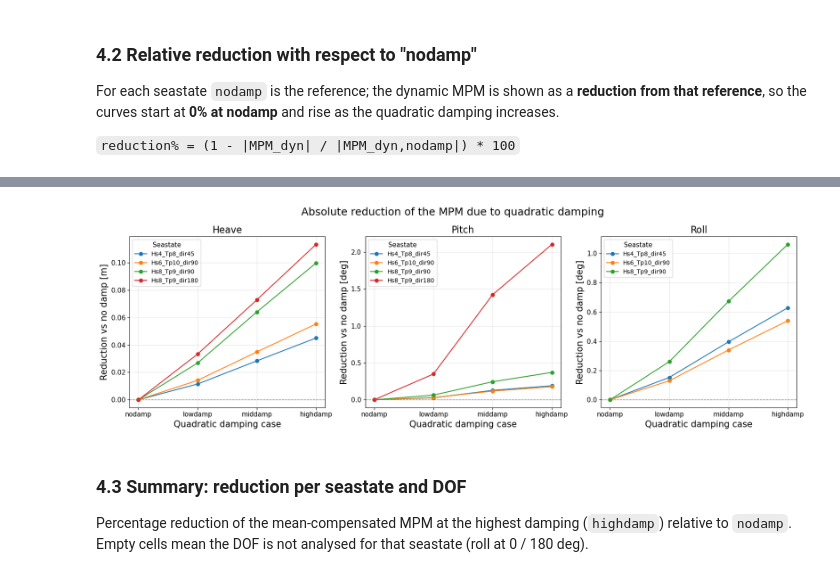
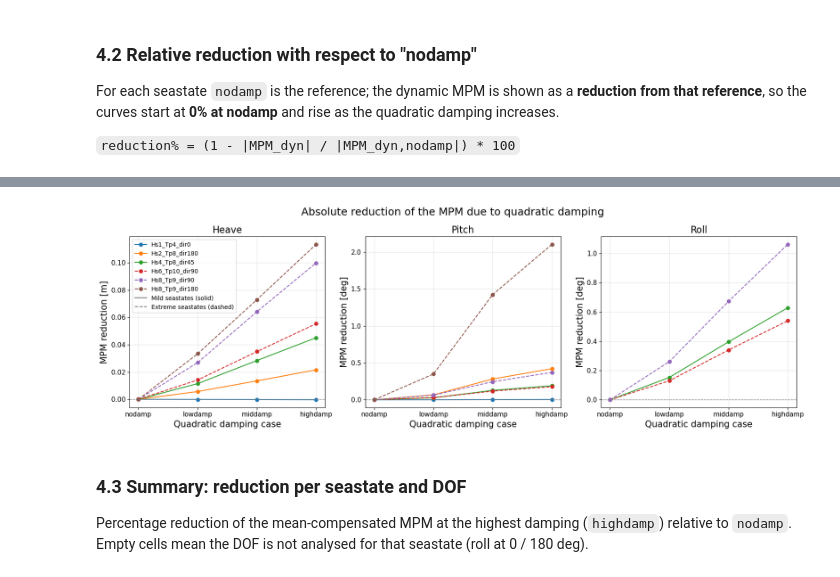
Before and after one commit to veravanspronsen/PHASE2_V2, a Jupyter notebook: Simulaties_redo/Quadratic_damping_MPM_analysis.ipynb, the cells around one changed output, grey strips where cells are left out. Drawn from its saved outputs; the diff is of its cells as text; code cells hidden in the pictures.

```diff
--- a/Simulaties_redo/Quadratic_damping_MPM_analysis.ipynb
+++ b/Simulaties_redo/Quadratic_damping_MPM_analysis.ipynb
@@ -114,7 +114,10 @@ merged.to_csv(OUTPUT_CSV, index=False)
 print(f"\nSaved: {OUTPUT_CSV.resolve()}  ({merged.shape[0]} rows x {merged.shape[1]} cols)")
 print("Cases:", merged['case_id'].min(), "-", merged['case_id'].max(),
       "| seastates:", merged['seastate'].nunique())
-merged = merged[8:]
+# merged1 = merged[4:12]
+# merged2 = merged[12:]
+
+# merged = pd.concat([merged1, merged2], ignore_index=True)
 merged.head()
 # %% [output]
 Input_quadratic_influence.xlsx                   -> 16 cases merged
@@ -195,21 +241,23 @@ for ax, dof in zip(axes, DOFS):
         sub = merged[merged["seastate"] == ss].sort_values("damp_case")
         y = sub[f"MPMdyn_{dof}_abs"]
         if y.notna().any():
-            ax.plot(sub["damp_case"].astype(str), y, marker="o", label=ss)
+            ax.plot(sub["damp_case"].astype(str), y, marker="o", label=ss, **seastate_style(ss))
 
     if ax == axes[0]:
         ax.set_title("Heave", fontsize=16)
+        add_seastate_legend(ax)
     if ax == axes[1]:
         ax.set_title("Pitch", fontsize=16)
     if ax == axes[2]:
         ax.set_title("Roll", fontsize=16)
     ax.set_xlabel("Quadratic damping case", fontsize=15)
-    ax.set_ylabel(f"Reduction vs no damp [{DOF_UNITS[dof]}]", fontsize=15)
+    ax.set_ylim(-0.5, np.max(merged[f"MPMdyn_{dof}_abs"].dropna()) * 1.1)  # add 10% headroom
+    # ax.set_ylabel(f"Reduction vs no damp [{DOF_UNITS[dof]}]", fontsize=15)
     # ax.set_title(f"|MPM| {dof}")
     # ax.set_xlabel("Quadratic damping case")
     # ax.set_ylabel(f"|MPM | {dof}")
     ax.grid(True, alpha=0.3)
-    ax.legend(title="Seastate")
+
 fig.suptitle("Influence of quadratic damping on the MPM")
 fig.tight_layout()
 plt.show()
@@ -260,22 +308,24 @@ highdamp            3.58            2.46           3.46
 # %%
-fig, axes = plt.subplots(1, 3, figsize=(17, 5.5), sharex=True)
+fig, axes = plt.subplots(1, 3, figsize=(17, 5.5), sharex=True, sharey = True)
 for ax, dof in zip(axes, DOFS):
     red = reduction_from_nodamp(merged, dof)
     for ss in red.columns:
-        ax.plot(red.index.astype(str), red[ss], marker="o", label=ss)
+        ax.plot(red.index.astype(str), red[ss], marker="o", label=ss, **seastate_style(ss))
     ax.axhline(0, color="grey", ls="--", lw=1)     # zero (nodamp) reference
 
     if ax == axes[0]:    # only add ylabel to the first subplot for clarity
         ax.set_title(f"Heave"  , fontsize  = 16)
+        if red.shape[1] > 0:
+             add_seastate_legend(ax)
+        ax.set_ylabel("Reduction vs no damp [%]" , fontsize  = 15)
     if ax == axes[1]:
         ax.set_title(f"Pitch", fontsize  = 16   )
     if ax == axes[2]:
         ax.set_title(f"Roll", fontsize  = 16)
     ax.set_xlabel("Quadratic damping case", fontsize  = 15)
-    ax.set_ylabel("Reduction vs no damp [%]" , fontsize  = 15)
+
     ax.grid(True, alpha=0.3)
-    if red.shape[1] > 0:
-        ax.legend(title="Seastate")
+
 fig.suptitle("Relative reduction of the MPM due to quadratic damping", fontsize  = 18)
 fig.tight_layout()
 plt.show()
@@ -306,27 +356,34 @@ def absolute_reduction_from_nodamp(df, dof):
 # %%
 fig, axes = plt.subplots(1, 3, figsize=(17, 5.5), sharex=True)
 for ax, dof in zip(axes, DOFS):
     red = absolute_reduction_from_nodamp(merged, dof)
     for ss in red.columns:
-        ax.plot(red.index.astype(str), red[ss], marker="o", label=ss)
+        ax.plot(red.index.astype(str), red[ss], marker="o", label=ss, **seastate_style(ss))
     ax.axhline(0, color="grey", ls="--", lw=1)     # zero (nodamp) reference
 
     if ax == axes[0]:
         ax.set_title("Heave", fontsize=16)
+        ylabel = f"MPM reduction [m]"
+        if red.shape[1] > 0:
+             add_seastate_legend(ax)
     if ax == axes[1]:
         ax.set_title("Pitch", fontsize=16)
+        ylabel = f"MPM reduction [deg]"
+
     if ax == axes[2]:
         ax.set_title("Roll", fontsize=16)
+        ylabel = f"MPM reduction [deg]"
     ax.set_xlabel("Quadratic damping case", fontsize=15)
-    ax.set_ylabel(f"Reduction vs no damp [{DOF_UNITS[dof]}]", fontsize=15)
+    ax.set_ylabel(ylabel, fontsize=15)
+    # ax.set_ylabel(f"Reduction vs no damp [{DOF_UNITS[dof]}]", fontsize=15)
+
     ax.grid(True, alpha=0.3)
-    if red.shape[1] > 0:
-        ax.legend(title="Seastate")
+
 fig.suptitle("Absolute reduction of the MPM due to quadratic damping", fontsize=18)
 fig.tight_layout()
 plt.show()
 # %% [output]
-[figure, old version]
+[figure, new version]
 # %% [markdown]
 ### 4.3 Summary: reduction per seastate and DOF
 
```
Also changed, not shown: parts of 6 cells of this notebook, 26 other files.
